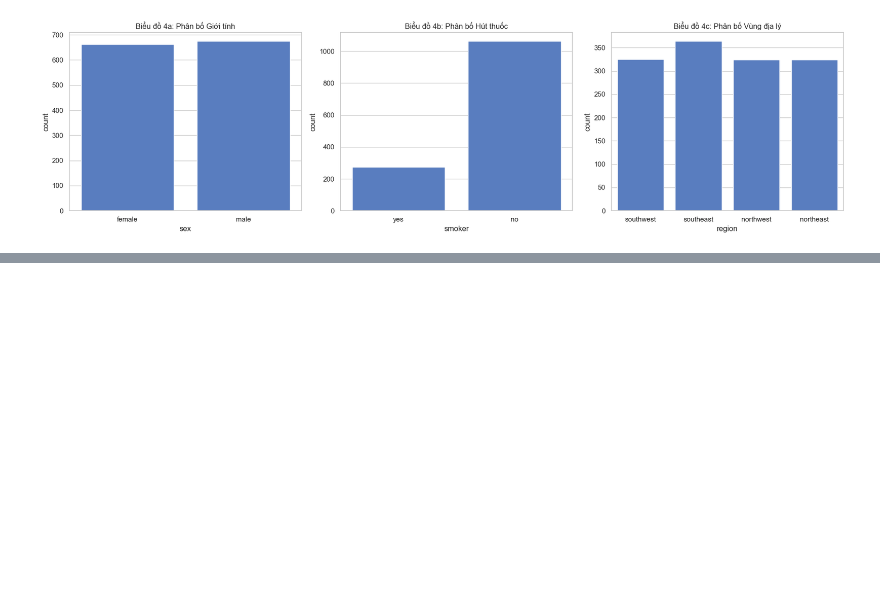
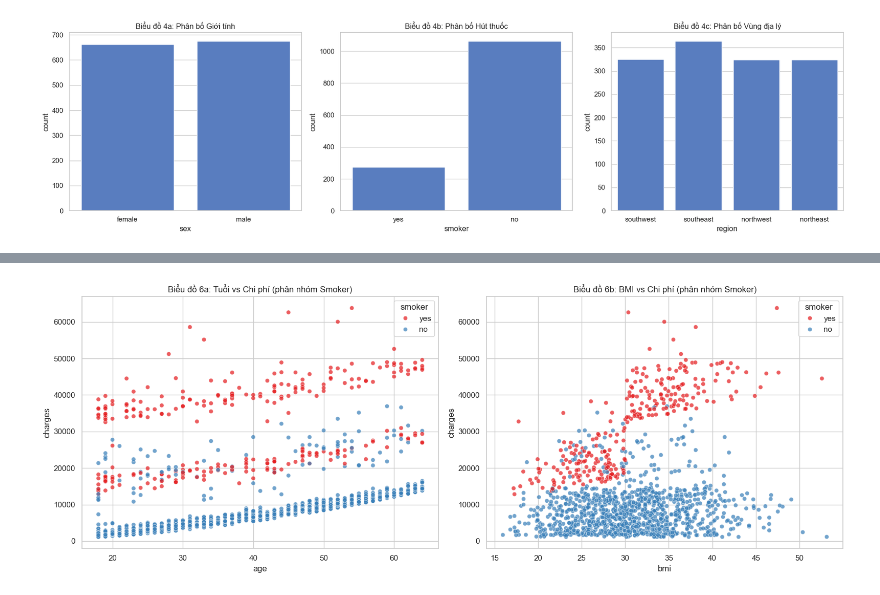
Before and after one commit to donguyen6c/Medical-Insurance, a Jupyter notebook: notebooks/venv_pycaret/project_analysis.ipynb, the cells around one changed output, grey strips where cells are left out. Drawn from its saved outputs; the diff is of its cells as text; code cells hidden in the pictures; blank space fills up the shorter version.

```diff
--- a/notebooks/venv_pycaret/project_analysis.ipynb
+++ b/notebooks/venv_pycaret/project_analysis.ipynb
@@ -122,0 +135,15 @@ plt.show()
+# %%
+fig, axes = plt.subplots(1, 2, figsize=(16, 6))
+
+# Age vs Charges
+sns.scatterplot(x='age', y='charges', hue='smoker', data=df, ax=axes[0], palette='Set1', alpha=0.7)
+axes[0].set_title('Biểu đồ 6a: Tuổi vs Chi phí (phân nhóm Smoker)')
+
+# BMI vs Charges
+sns.scatterplot(x='bmi', y='charges', hue='smoker', data=df, ax=axes[1], palette='Set1', alpha=0.7)
+axes[1].set_title('Biểu đồ 6b: BMI vs Chi phí (phân nhóm Smoker)')
+
+plt.tight_layout()
+plt.show()
+# %% [output]
+[figure, added]
```
Also changed, not shown: parts of 1 cell of this notebook.
